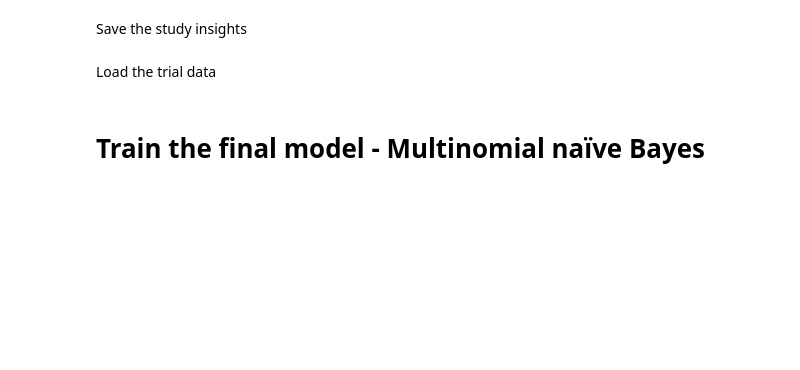
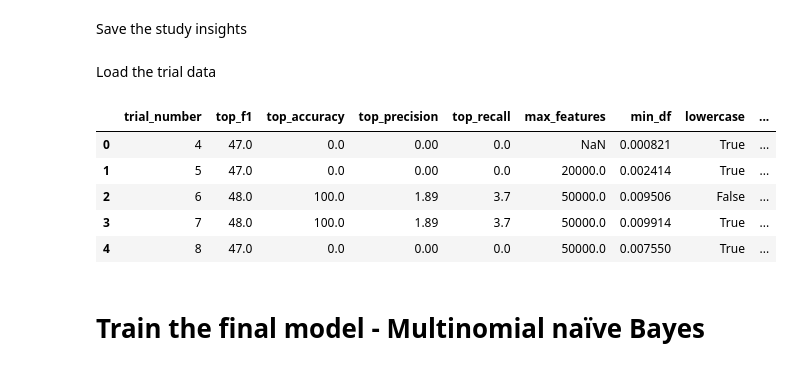
Before and after one commit to Jpoker01/authorship_verification_dt, a Jupyter notebook: notebooks/traditional/20251208_JP_traditional_char_TF-IDF_element-wise.ipynb, the cells around one changed output. Saved outputs shown, nothing was run; the diff lists cells and outputs as text; code cells hidden in the pictures; blank space fills up the shorter version.

```diff
--- a/notebooks/traditional/20251208_JP_traditional_char_TF-IDF_element-wise.ipynb
+++ b/notebooks/traditional/20251208_JP_traditional_char_TF-IDF_element-wise.ipynb
@@ -378,27 +514,36 @@ Load the trial data
 # %%
 trial_rows = []
 
 for trial in study.trials:
+    if "results" not in trial.user_attrs:
+        continue
 
     metrics = trial.user_attrs["results"]["metrics"]
     hyper_params = trial.user_attrs["results"]["hyperparameters"]
     classifier_hyper_params = trial.user_attrs["results"]["classifier_hyperparameters"]
 
     row = {
         "trial_number": trial.number,
         "top_f1": metrics["top_f1"],
         "top_accuracy": metrics["top_accuracy"],
         "top_precision": metrics["top_precision"],
         "top_recall": metrics["top_recall"],
 
         **{f"{key}": v for key, v in hyper_params.items()},
         **{f"{key}": v for key, v in classifier_hyper_params.items()},
 
     }
     trial_rows.append(row)
 
 trial_results_df = pd.DataFrame(trial_rows)
 trial_results_df.head()
+# %% [output]
+|  | trial_number | top_f1 | top_accuracy | top_precision | top_recall | max_features | min_df | lowercase | ... |
+| 0 | 4 | 47.0 | 0.0 | 0.00 | 0.0 | NaN | 0.000821 | True | ... |
+| 1 | 5 | 47.0 | 0.0 | 0.00 | 0.0 | 20000.0 | 0.002414 | True | ... |
+| 2 | 6 | 48.0 | 100.0 | 1.89 | 3.7 | 50000.0 | 0.009506 | False | ... |
+| 3 | 7 | 48.0 | 100.0 | 1.89 | 3.7 | 50000.0 | 0.009914 | True | ... |
+| 4 | 8 | 47.0 | 0.0 | 0.00 | 0.0 | 50000.0 | 0.007550 | True | ... |
 # %%
 with open(finetuned_model_best_params, "w") as f:
     json.dump(best_params, f, indent=4)
```
Also changed, not shown: parts of 85 cells of this notebook, 12 other files.
